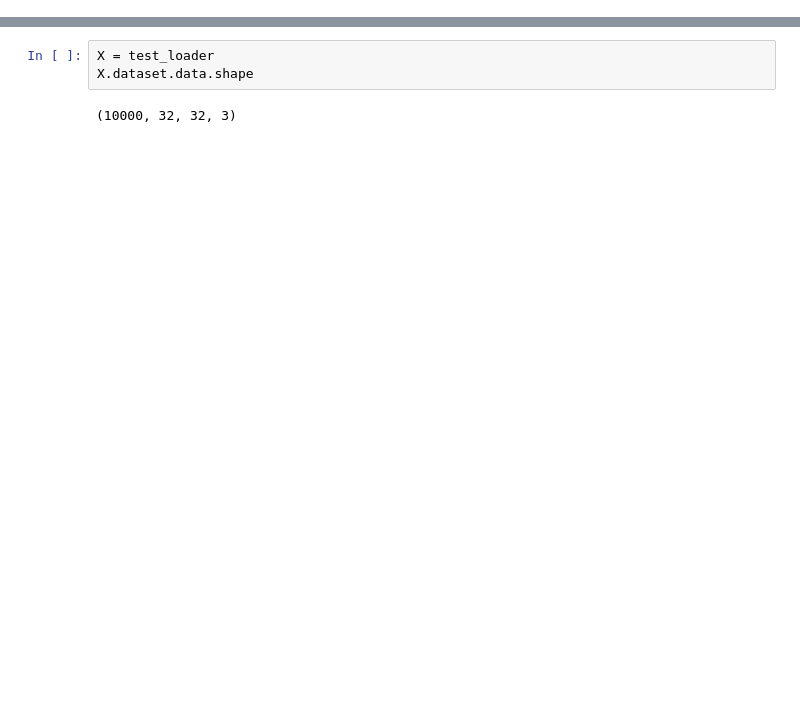
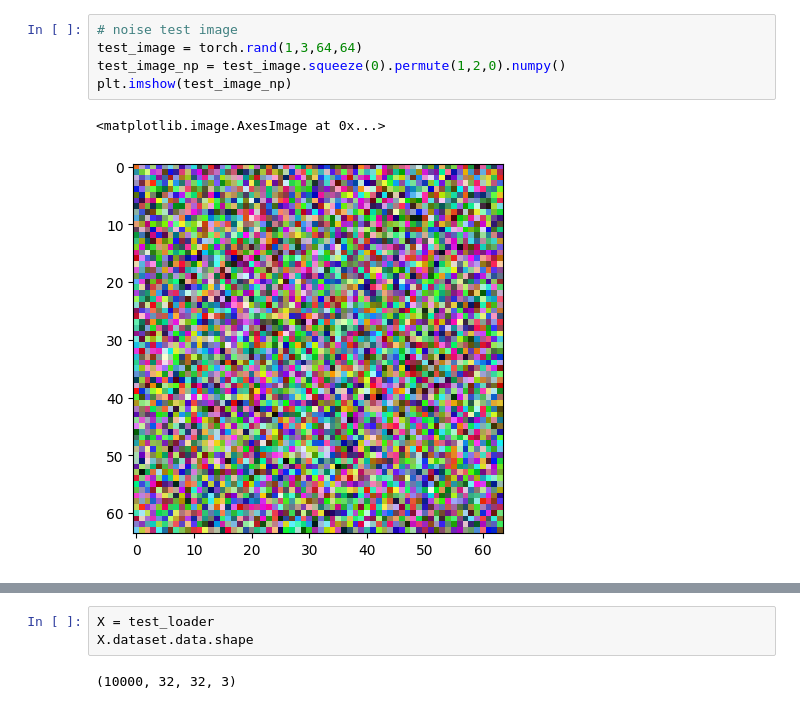
Before and after one commit to alexanderneva/nets, a Jupyter notebook: testing.ipynb, the cells around one changed output, grey strips where cells are left out. Cells and saved outputs as stored; diff of their text form; blank space fills up the shorter version.

Commit message:
some autograd and visualization

```diff
--- a/testing.ipynb
+++ b/testing.ipynb
@@ -100,0 +101,8 @@ Layer: layers.3.bias | Size: torch.Size([10]) | Values : tensor([0.0882, 0.0770]
+# %%
+# noise test image
+test_image = torch.rand(1,3,64,64)
+test_image_np = test_image.squeeze(0).permute(1,2,0).numpy()
+plt.imshow(test_image_np)
+# %% [output]
+<matplotlib.image.AxesImage at 0x...>
+[figure, added]
```
Also changed, not shown: parts of 6 cells of this notebook, 1 other file.
